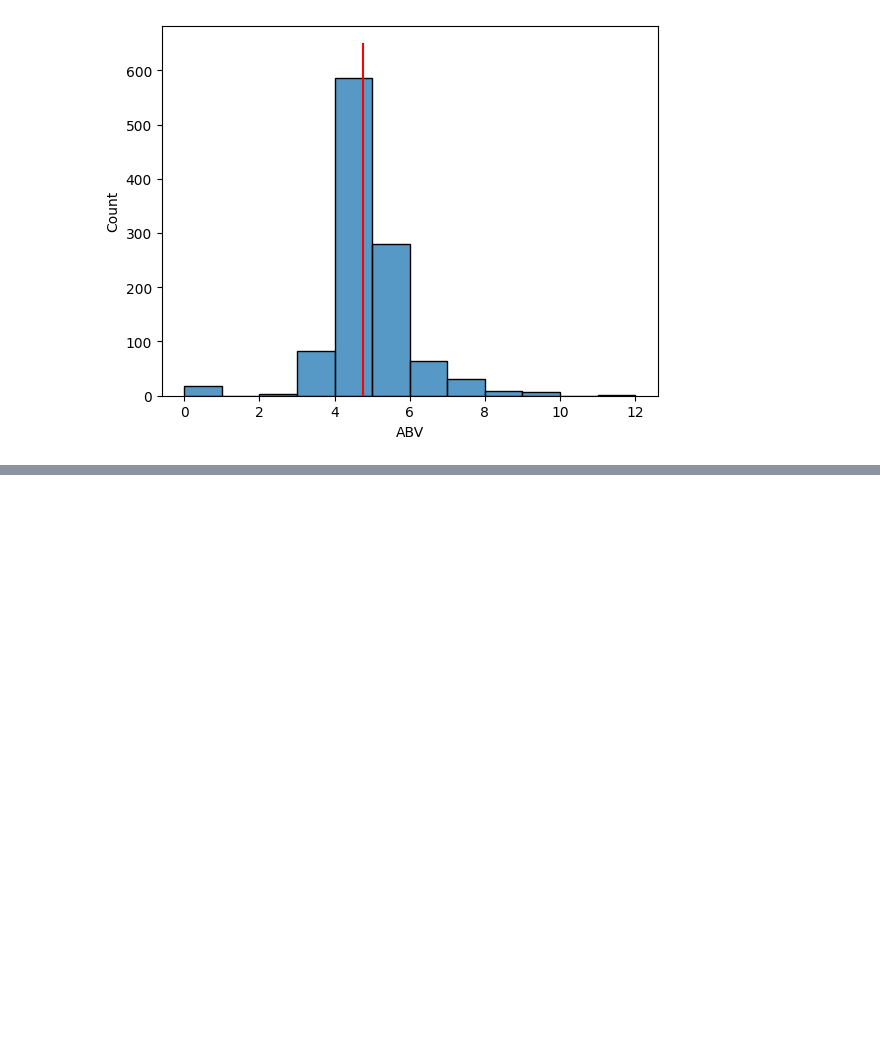
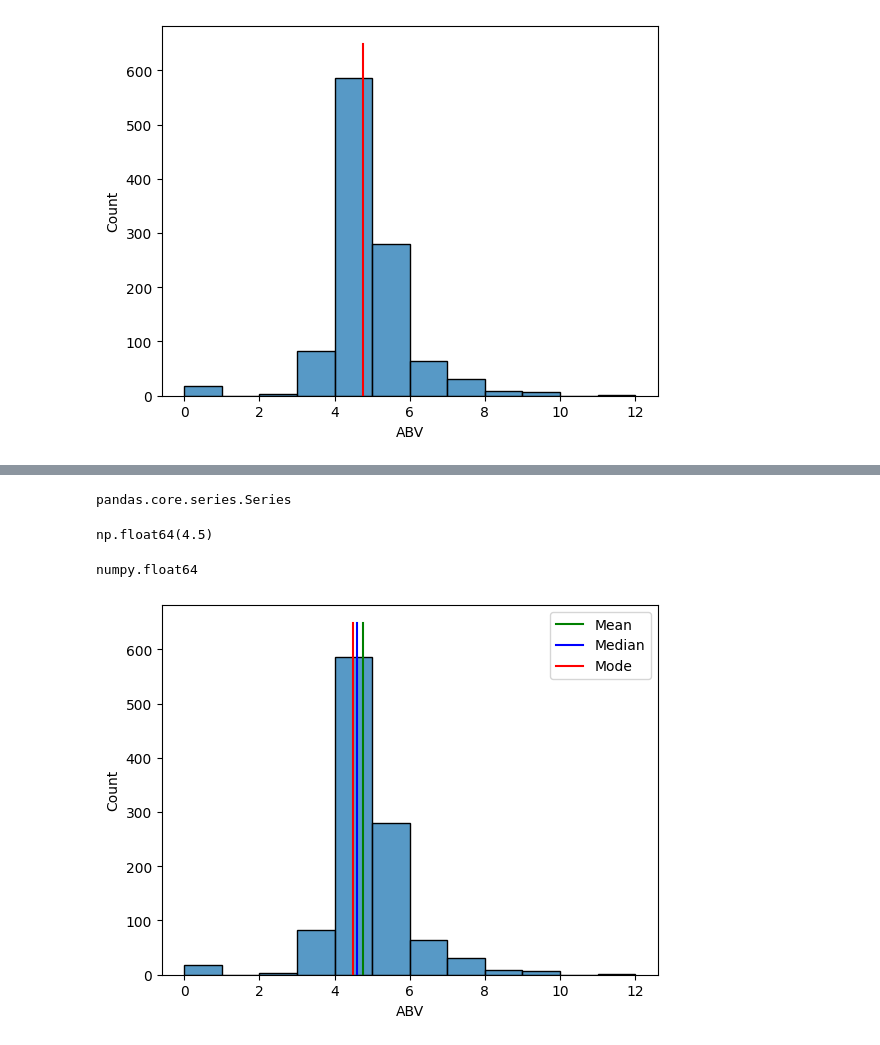
Before and after one commit to karishmasd/Data_Science, a Jupyter notebook: Measure_of_Central_Tendency.ipynb, the cells around one changed output, grey strips where cells are left out. Cells and saved outputs as stored; diff of their text form; code cells hidden in the pictures; blank space fills up the shorter version.

```diff
--- a/Measure_of_Central_Tendency.ipynb
+++ b/Measure_of_Central_Tendency.ipynb
@@ -73,0 +118,23 @@ plt.show()
+# %%
+type(data['ABV'].mode())
+# %% [output]
+pandas.core.series.Series
+# %%
+mo=data['ABV'].mode()[0]
+mo
+# %% [output]
+np.float64(4.5)
+# %%
+type(mo)
+# %% [output]
+numpy.float64
+# %%
+md=data['ABV'].median()
+sns.histplot(x=data['ABV'],bins=[i for i in range(0,13)])
+plt.plot([mn for i in range (0,650)],[i for i in range(0,650)], color='green',label='Mean')
+plt.plot([md for i in range (0,650)],[i for i in range(0,650)], color='blue',label='Median')
+plt.plot([mo for i in range (0,650)],[i for i in range(0,650)], color='red',label='Mode')
+plt.legend()
+plt.show()
+# %% [output]
+[figure, added]
```
Also changed, not shown: parts of 10 cells of this notebook.
